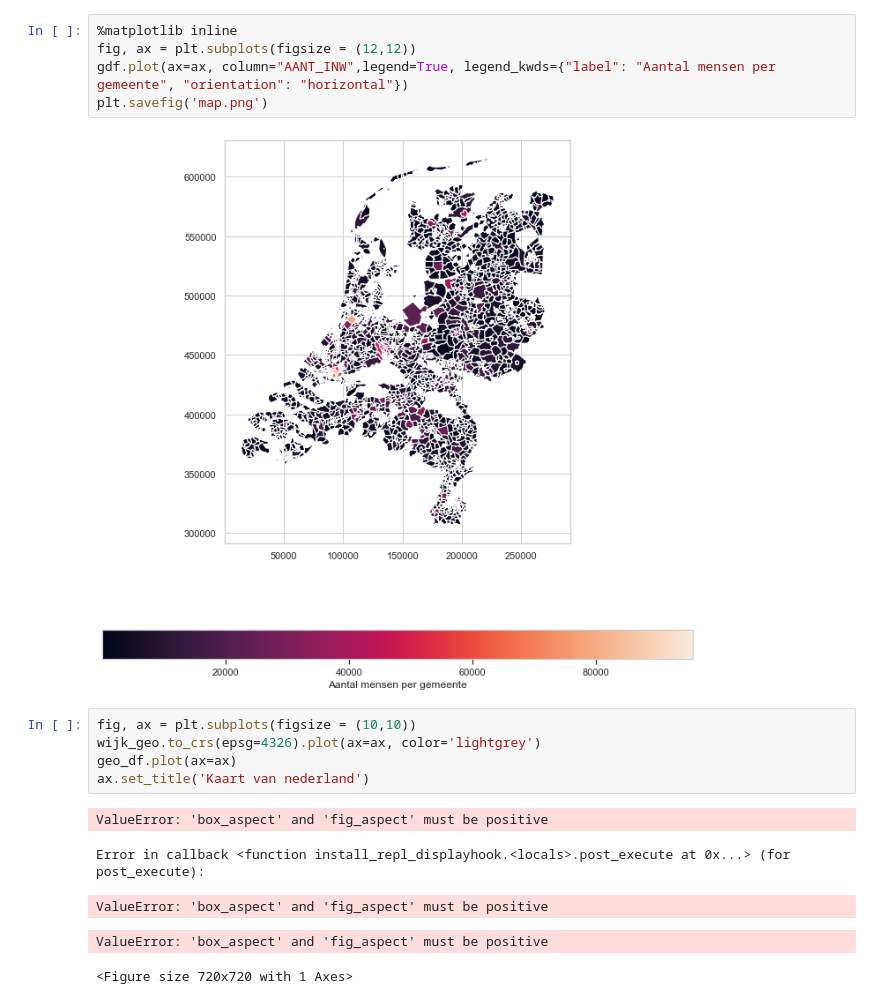
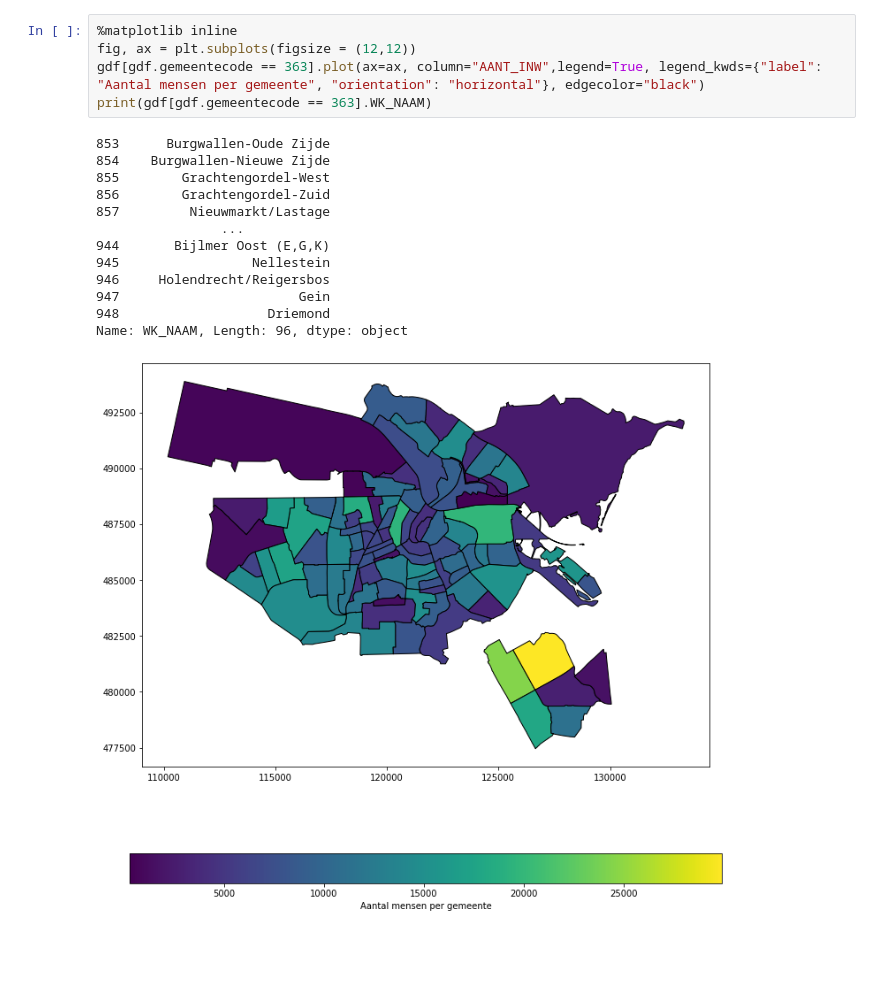
Before and after one commit to semkjaer/capybara1.0, a Jupyter notebook: geodatamap.ipynb, the cells around one changed output. Drawn from its saved outputs; the diff is of its cells as text; blank space fills up the shorter version.

```diff
--- a/geodatamap.ipynb
+++ b/geodatamap.ipynb
@@ -67,18 +85,19 @@ gdf = gpd.GeoDataFrame(df, crs="EPSG:28992", geometry=df.geometry)
 # %%
 %matplotlib inline
 fig, ax = plt.subplots(figsize = (12,12))
-gdf.plot(ax=ax, column="AANT_INW",legend=True, legend_kwds={"label": "Aantal mensen per gemeente", "orientation": "horizontal"})
-plt.savefig('map.png')
+gdf[gdf.gemeentecode == 363].plot(ax=ax, column="AANT_INW",legend=True, legend_kwds={"label": "Aantal mensen per gemeente", "orientation": "horizontal"}, edgecolor="black")
+print(gdf[gdf.gemeentecode == 363].WK_NAAM)
 # %% [output]
+853      Burgwallen-Oude Zijde
+854    Burgwallen-Nieuwe Zijde
+855        Grachtengordel-West
+856        Grachtengordel-Zuid
+857         Nieuwmarkt/Lastage
+                ...
+944       Bijlmer Oost (E,G,K)
+945                 Nellestein
+946     Holendrecht/Reigersbos
+947                       Gein
+948                   Driemond
+Name: WK_NAAM, Length: 96, dtype: object
-[figure, old version]
+[figure, new version]
-# %%
-fig, ax = plt.subplots(figsize = (10,10))
-wijk_geo.to_crs(epsg=4326).plot(ax=ax, color='lightgrey')
-geo_df.plot(ax=ax)
-ax.set_title('Kaart van nederland')
-# %% [output]
-ValueError: 'box_aspect' and 'fig_aspect' must be positive
-Error in callback <function install_repl_displayhook.<locals>.post_execute at 0x...> (for post_execute):
-ValueError: 'box_aspect' and 'fig_aspect' must be positive
-ValueError: 'box_aspect' and 'fig_aspect' must be positive
-<Figure size 720x720 with 1 Axes>
```
Also changed, not shown: parts of 2 cells of this notebook, 1 other file.
